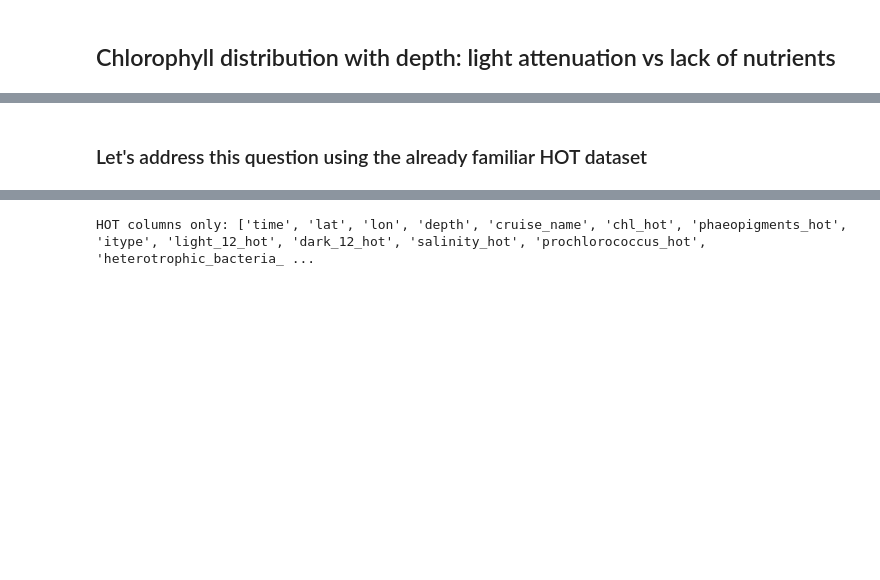
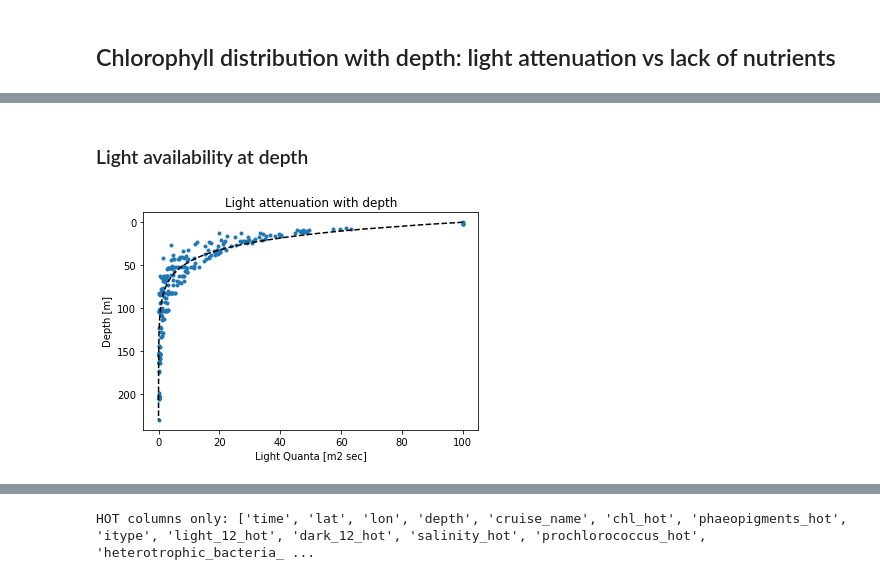
Before and after one commit to gmanuch/DataScienceOceanography, a Jupyter notebook: Tutorials/BO/phyto_tutorial_gm.ipynb, the cells around one changed output, grey strips where cells are left out. Cells and saved outputs as stored; diff of their text form; code cells hidden in the pictures; blank space fills up the shorter version.

```diff
--- a/Tutorials/BO/phyto_tutorial_gm.ipynb
+++ b/Tutorials/BO/phyto_tutorial_gm.ipynb
@@ -162,2 +179,17 @@ Recall that photosynthesis requires light and nutrients for primary production t
-# %% [markdown]
-### Let's address this question using the already familiar HOT dataset
+# %% [markdown]
+### Light availability at depth
+# %%
+amt = api.get_dataset('tblAMT13_Chisholm')
+
+plt.plot(amt['Light_Quanta_m2_sec_AMT13'],amt['depth'],'.')
+
+d=np.sort(amt['depth'])
+plt.plot(100*np.exp(-d/20),d,'k--')
+
+plt.gca().invert_yaxis()
+
+plt.ylabel('Depth [m]')
+plt.xlabel('Light Quanta [m2 sec]')
+plt.title('Light attenuation with depth');
+# %% [output]
+[figure, added]
```
Also changed, not shown: parts of 31 cells of this notebook, 7 other files.
